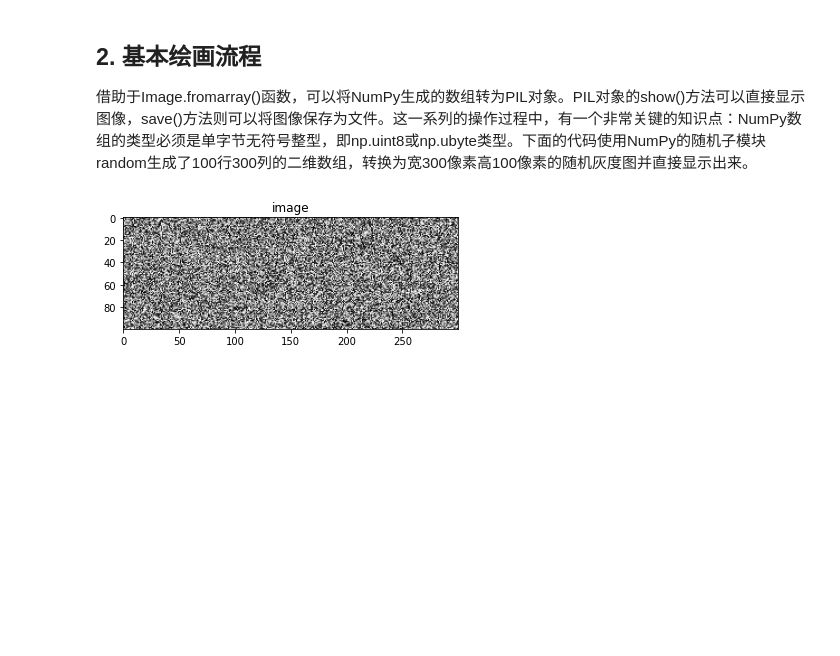
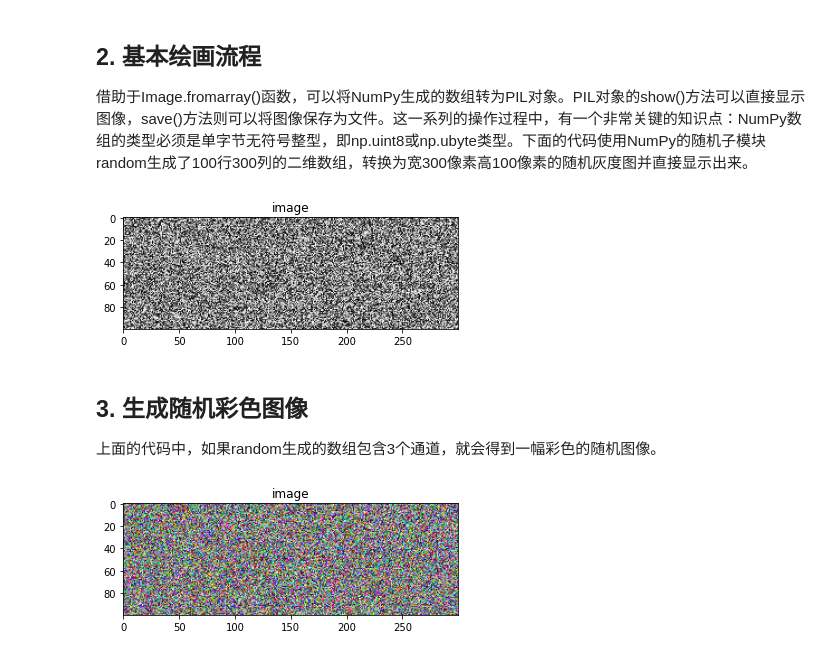
Before and after one commit to math-with-python/linear_algebra, a Jupyter notebook: test.ipynb, the cells around one changed output. Cells and saved outputs as stored; diff of their text form; code cells hidden in the pictures; blank space fills up the shorter version.

```diff
--- a/test.ipynb
+++ b/test.ipynb
@@ -47,0 +47,13 @@ im.show()
+# %% [markdown]
+## 3. 生成随机彩色图像
+
+上面的代码中，如果random生成的数组包含3个通道，就会得到一幅彩色的随机图像。
+# %%
+im = np.random.randint(0, 255, (100, 300, 3), dtype=np.uint8)
+im = Image.fromarray(im, mode='RGB')
+plt.imshow(im)
+plt.axis('on')  # 打开坐标轴，关闭为off
+plt.title('image')  # 图像标题
+plt.show()
+# %% [output]
+[figure, added]
```
Also changed, not shown: parts of 4 cells of this notebook, 1 other file.
